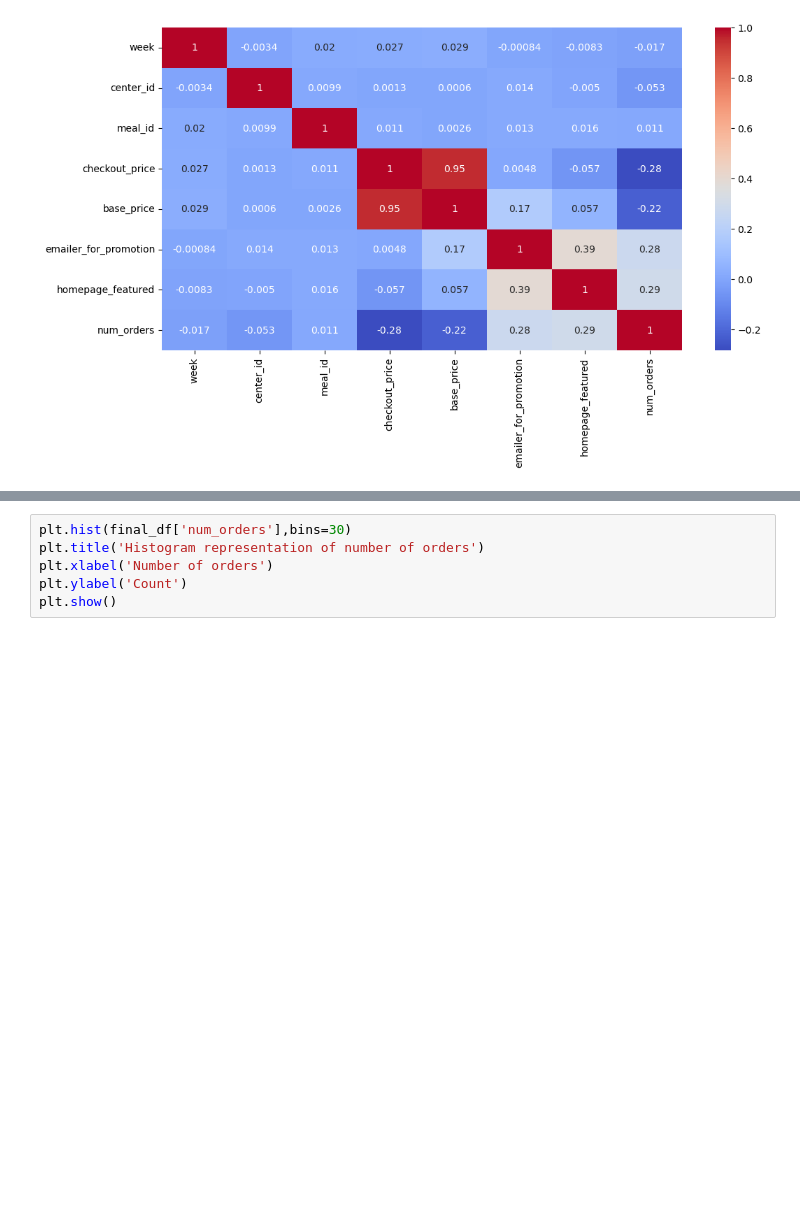
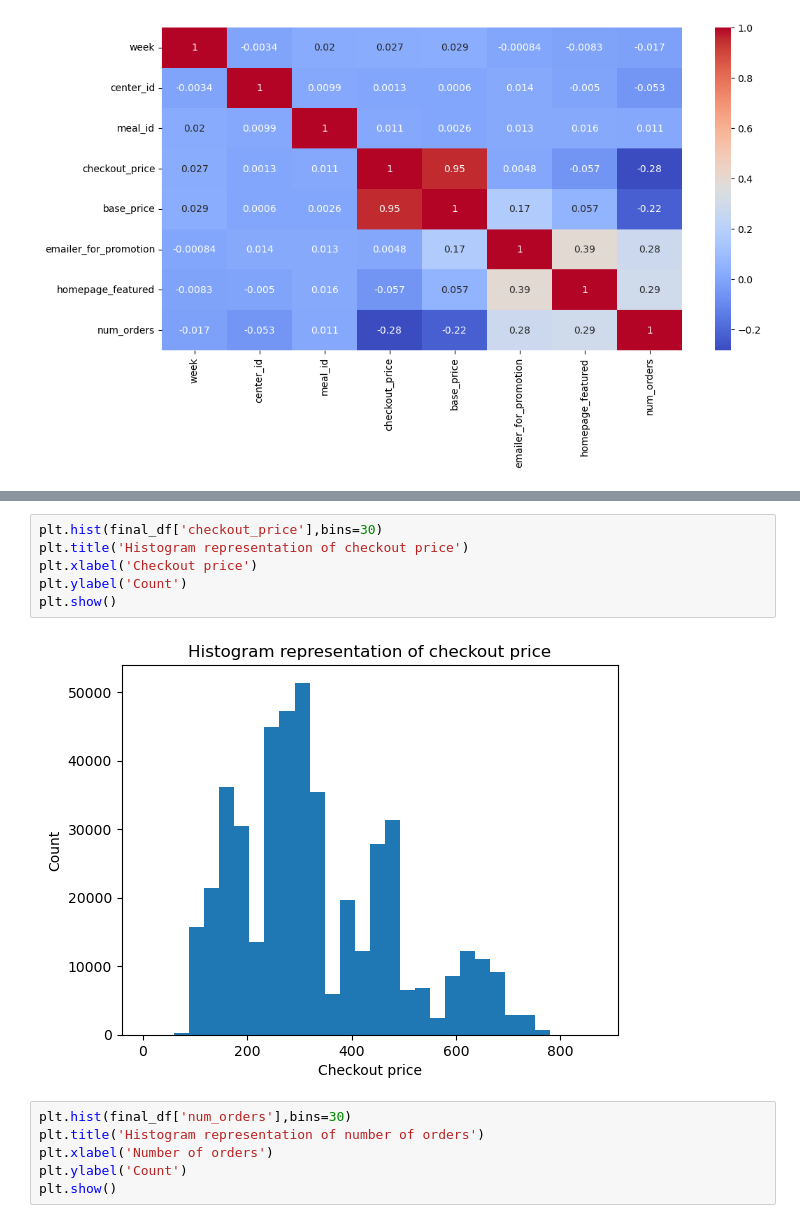
Before and after one commit to JYOTHY-DAS/Exit-exam, a Jupyter notebook: Food_Demand_Forecasting.ipynb, the cells around one changed output, grey strips where cells are left out. Saved outputs shown, nothing was run; the diff lists cells and outputs as text; blank space fills up the shorter version.

```diff
--- a/Food_Demand_Forecasting.ipynb
+++ b/Food_Demand_Forecasting.ipynb
@@ -174,3 +172,11 @@ sns.heatmap(final_df.corr(),annot=True,cmap='coolwarm')
+# %%
+plt.hist(final_df['checkout_price'],bins=30)
+plt.title('Histogram representation of checkout price')
+plt.xlabel('Checkout price')
+plt.ylabel('Count')
+plt.show()
+# %% [output]
+[figure, added]
 # %%
 plt.hist(final_df['num_orders'],bins=30)
 plt.title('Histogram representation of number of orders')
```
Also changed, not shown: parts of 8 cells of this notebook.
